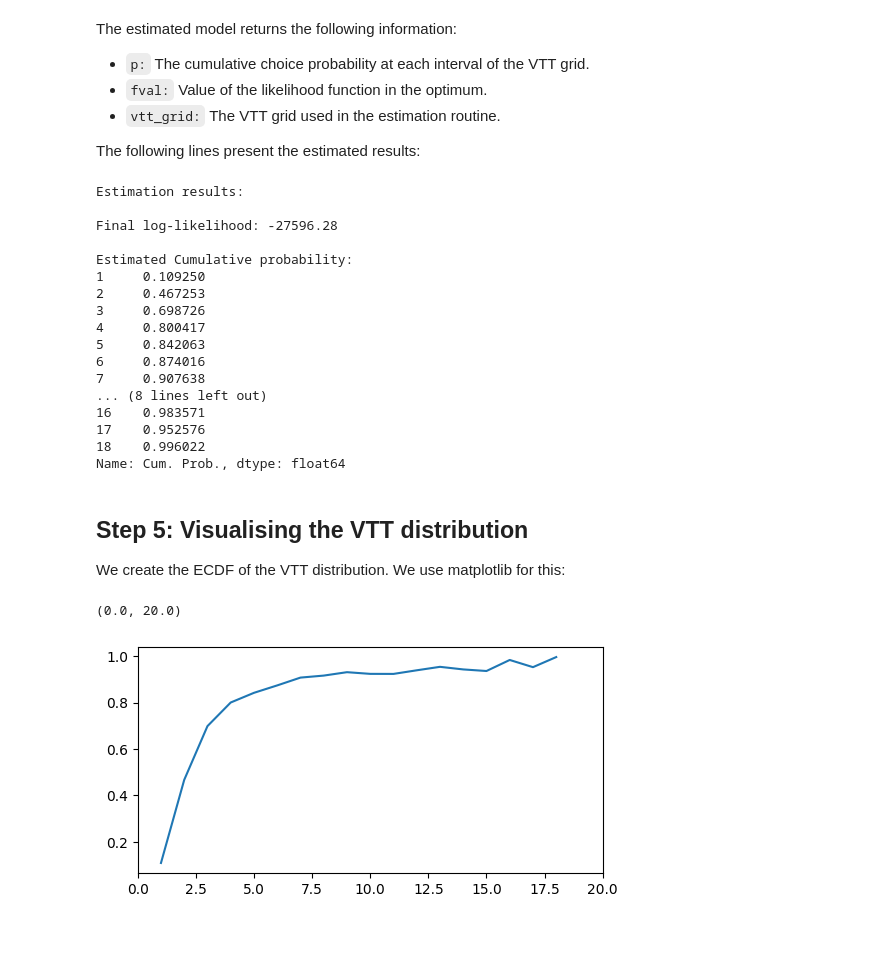
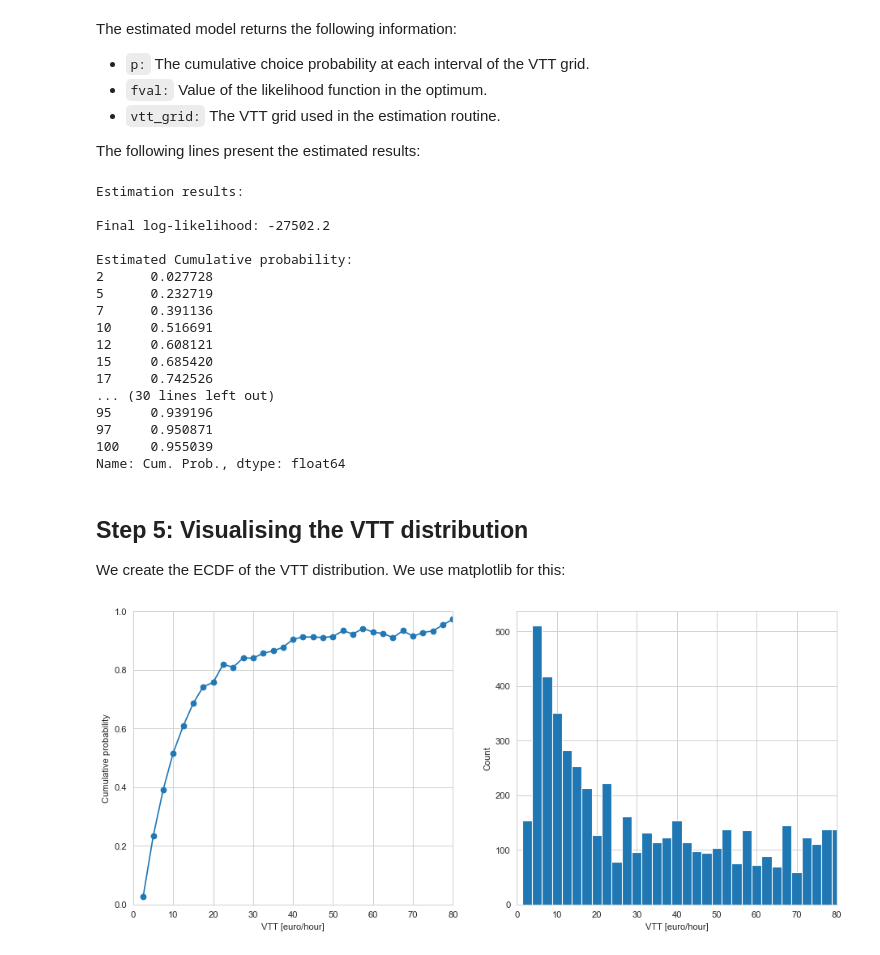
Before and after one commit to ighdez/py-np4vtt, a Jupyter notebook: examples/loclogit.ipynb, the cells around one changed output. Saved outputs shown, nothing was run; the diff lists cells and outputs as text; code cells hidden in the pictures.

Commit message:
improvements plots

```diff
--- a/examples/loclogit.ipynb
+++ b/examples/loclogit.ipynb
@@ -38,0 +41,7 @@ Now we create a dictionary to map the required variables for NP4VTT with the var
+# %%
+# Convert to euros
+NOK2euro_exchange_rate = 9
+df[['CostL','CostR']] = df[['CostL','CostR']] .div(NOK2euro_exchange_rate)
+
+# convert to hours
+df[['TimeL','TimeR']] = df[['TimeL','TimeR']] .div(60)
@@ -90,5 +101,5 @@ Based on the descriptive statistics, we create a VTT grid in the range of 0 (min
 
 The function `ConfigLocLogit` takes the configuration parameters of the local logit and creates an object that is used by the optimisation routine:
 # %%
-config = ConfigLocLogit(minimum=0, maximum=18, supportPoints=19)
+config = ConfigLocLogit(minimum=0, maximum=100, supportPoints=41)
 # %% [markdown]
@@ -127,31 +138,60 @@ print(results)
 # %% [output]
 Estimation results:
 
-Final log-likelihood: -27596.28
+Final log-likelihood: -27502.2
 
 Estimated Cumulative probability:
-1     0.109250
-2     0.467253
-3     0.698726
-4     0.800417
-5     0.842063
-6     0.874016
-7     0.907638
-... (8 lines left out)
-16    0.983571
-17    0.952576
-18    0.996022
+2      0.027728
+5      0.232719
+7      0.391136
+10     0.516691
+12     0.608121
+15     0.685420
+17     0.742526
+... (30 lines left out)
+95     0.939196
+97     0.950871
+100    0.955039
 Name: Cum. Prob., dtype: float64
 # %% [markdown]
 ## Step 5: Visualising the VTT distribution
 
 We create the ECDF of the VTT distribution. We use matplotlib for this:
-# %%
-import matplotlib.pyplot as plt
-fig, ax = plt.subplots(figsize=(6,3), dpi=100)
-
-ax.plot(vtt_grid[1:],p)
-plt.xlim([0, 20])
-# %% [output]
-(0.0, 20.0)
-[figure, removed]
+# %%
+import matplotlib.pyplot as plt
+import seaborn as sns
+
+fig, ax = plt.subplots(1,2,figsize=(14,6), dpi=80)
+
+# Plot CDF
+ax[0].plot(vtt_grid[1:],p,marker='o')
+ax[0].set_xlim(0,80)
+ax[0].set_ylim(0,1)
+ax[0].set_xlabel('VTT [euro/hour]')
+ax[0].set_ylabel('Cumulative probability')
+
+# Plot histogram
+# Obtain the midpoints from the vtt_grid
+vtt_grid_mid = ((np.append(vtt_grid, 0) + np.append(0,vtt_grid)))/2
+vtt_grid_mid = vtt_grid_mid[:-1]
+
+# Obtain probabilities from the CDF plot
+pp = (np.append(p, 0)-np.append(0,p))
+pp = pp[:-1]
+pp = pp + np.abs(np.min(pp))
+pp = (np.divide(pp,np.sum(pp)))
+
+# Construct data points
+data_hist = []
+for n in range(1,len(vtt_grid_mid)):
+    dat = [vtt_grid_mid[n]]*np.round((pp[n-1]*descriptives.NP)).astype(int)
+    data_hist = np.append(data_hist,dat)
+
+# Plot histogram
+ax[1].set_xlim(0,80)
+ax[1].set_xlabel('VTT [euro/hour]')
+ax[1].set_ylabel('Count')
+ax[1].hist(data_hist, bins = vtt_grid_mid)
+plt.show()
+# %% [output]
+[figure, added]
```
Also changed, not shown: parts of 6 cells of this notebook.
